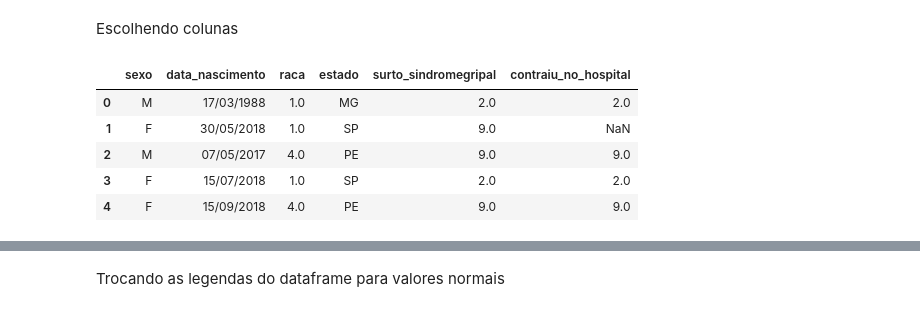
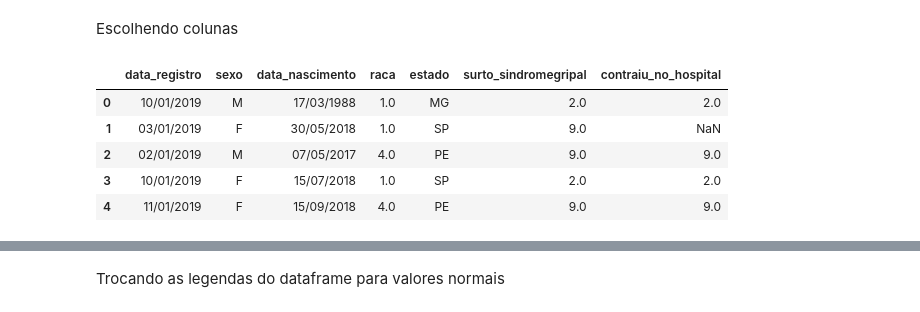
Before and after one commit to arthurfonsek/bigDataProjeto, a Jupyter notebook: projeto.ipynb, the cells around one changed output, grey strips where cells are left out. Cells and saved outputs as stored; diff of their text form; code cells hidden in the pictures.

```diff
--- a/projeto.ipynb
+++ b/projeto.ipynb
@@ -80,13 +80,13 @@ df.head()
 # %% [markdown]
 Escolhendo colunas
 # %%
-informacoes_pessoais = df[["CS_SEXO", "DT_NASC", "CS_RACA", "SG_UF", "SURTO_SG", "NOSOCOMIAL", ]]
-informacoes_pessoais = informacoes_pessoais.rename(columns={"CS_SEXO": "sexo", "DT_NASC": "data_nascimento", "CS_RACA": "raca", "SG_UF": "estado", "SURTO_SG": "surto_sindromegripal", "NOSOCOMIAL": "contraiu_no_hospital"})
+informacoes_pessoais = df[["DT_NOTIFIC","CS_SEXO", "DT_NASC", "CS_RACA", "SG_UF", "SURTO_SG", "NOSOCOMIAL", ]]
+informacoes_pessoais = informacoes_pessoais.rename(columns={"DT_NOTIFIC": "data_registro","CS_SEXO": "sexo", "DT_NASC": "data_nascimento", "CS_RACA": "raca", "SG_UF": "estado", "SURTO_SG": "surto_sindromegripal", "NOSOCOMIAL": "contraiu_no_hospital"})
 informacoes_pessoais.head()
 # %% [output]
-|  | sexo | data_nascimento | raca | estado | surto_sindromegripal | contraiu_no_hospital |
-| 0 | M | 17/03/1988 | 1.0 | MG | 2.0 | 2.0 |
-| 1 | F | 30/05/2018 | 1.0 | SP | 9.0 | NaN |
-| 2 | M | 07/05/2017 | 4.0 | PE | 9.0 | 9.0 |
-| 3 | F | 15/07/2018 | 1.0 | SP | 2.0 | 2.0 |
-| 4 | F | 15/09/2018 | 4.0 | PE | 9.0 | 9.0 |
+|  | data_registro | sexo | data_nascimento | raca | estado | surto_sindromegripal | contraiu_no_hospital |
+| 0 | 10/01/2019 | M | 17/03/1988 | 1.0 | MG | 2.0 | 2.0 |
+| 1 | 03/01/2019 | F | 30/05/2018 | 1.0 | SP | 9.0 | NaN |
+| 2 | 02/01/2019 | M | 07/05/2017 | 4.0 | PE | 9.0 | 9.0 |
+| 3 | 10/01/2019 | F | 15/07/2018 | 1.0 | SP | 2.0 | 2.0 |
+| 4 | 11/01/2019 | F | 15/09/2018 | 4.0 | PE | 9.0 | 9.0 |
```
Also changed, not shown: parts of 5 cells of this notebook, 1 other file.
